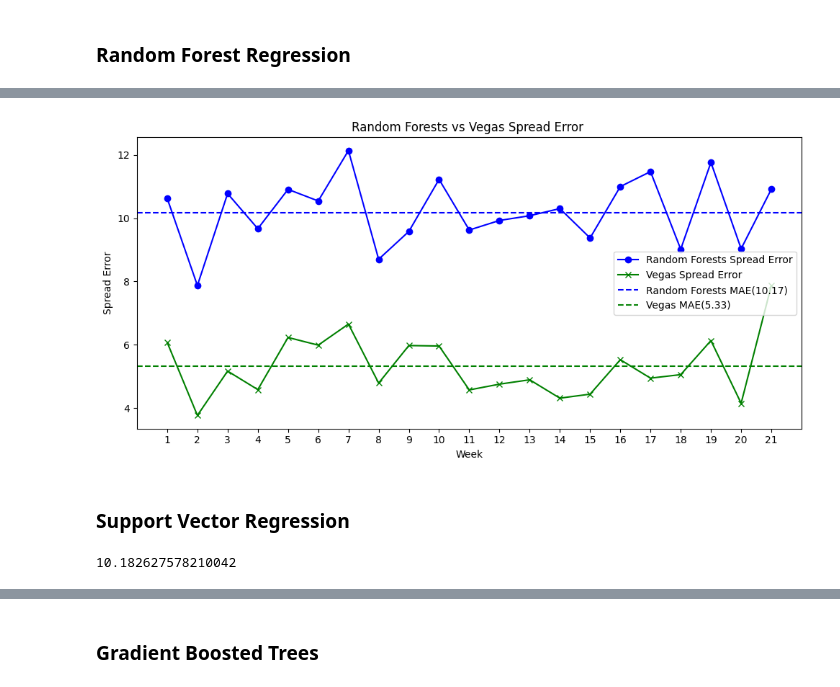
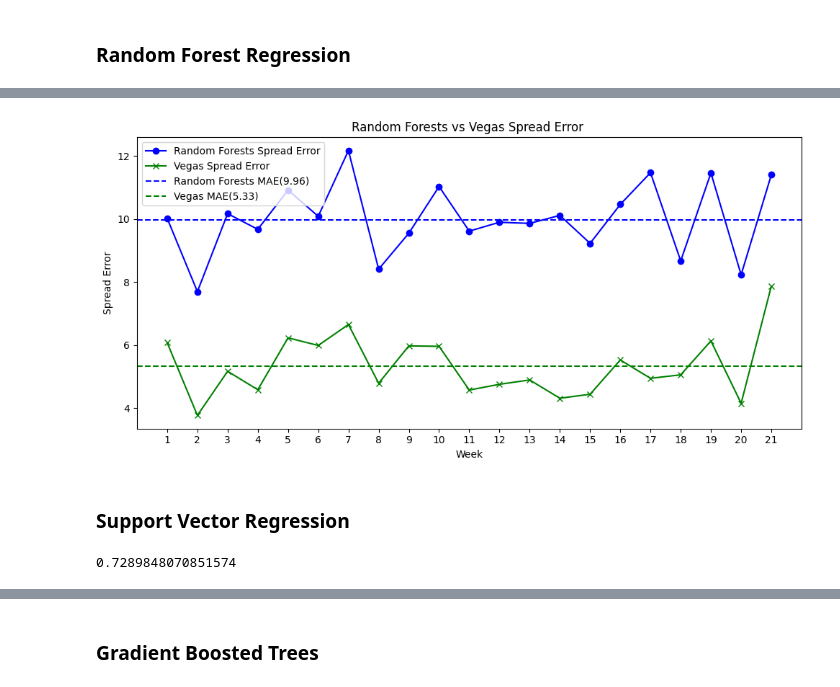
Before and after one commit to harshavardhan-patil/dont-bet-on-sports, a Jupyter notebook: notebooks/testing_w_vegas.ipynb, the cells around one changed output, grey strips where cells are left out. Saved outputs shown, nothing was run; the diff lists cells and outputs as text; code cells hidden in the pictures.

Commit message:
updated reports and added pipeline

```diff
--- a/notebooks/testing_w_vegas.ipynb
+++ b/notebooks/testing_w_vegas.ipynb
@@ -6,8 +6,11 @@ from pathlib import Path
 import matplotlib.pyplot as plt
 from src.config import PROCESSED_DATA_DIR
 
-input_test_path: Path = PROCESSED_DATA_DIR / "testset.csv"
+scaled_train_path: Path = PROCESSED_DATA_DIR / "scaled" / "trainset.csv"
+scaled_test_path: Path = PROCESSED_DATA_DIR / "scaled" /"testset.csv"
+unscaled_train_path: Path = PROCESSED_DATA_DIR / "unscaled" / "trainset.csv"
+unscaled_test_path: Path = PROCESSED_DATA_DIR / "unscaled" /"testset.csv"
 
-df = pd.read_csv(str(input_test_path), index_col='id')
+df = pd.read_csv(str(unscaled_test_path), index_col='id')
 df.head()
 # %% [output]
@@ -36,9 +50,9 @@ print(rfr_mae)
 # %%
-from src.plots import plot_error
+from src.reports import plot_error
 df_model = df.assign(pred = rfr_results)
-plot_error(df_model, 'Random Forests')
+plot_error(df_model, 'Random Forests', False)
 # %% [output]
-[figure, old version]
+[figure, new version]
 # %% [markdown]
 ### Support Vector Regression
 # %%
@@ -49,4 +63,4 @@ svr_results = predict_support_vectors(df.drop(columns=['r_spread']))
 svr_mae = mae(df['r_spread'], svr_results)
 print(svr_mae)
 # %% [output]
-10.182627578210042
+0.7289848070851574
```
Also changed, not shown: parts of 6 cells of this notebook, 23 other files.
